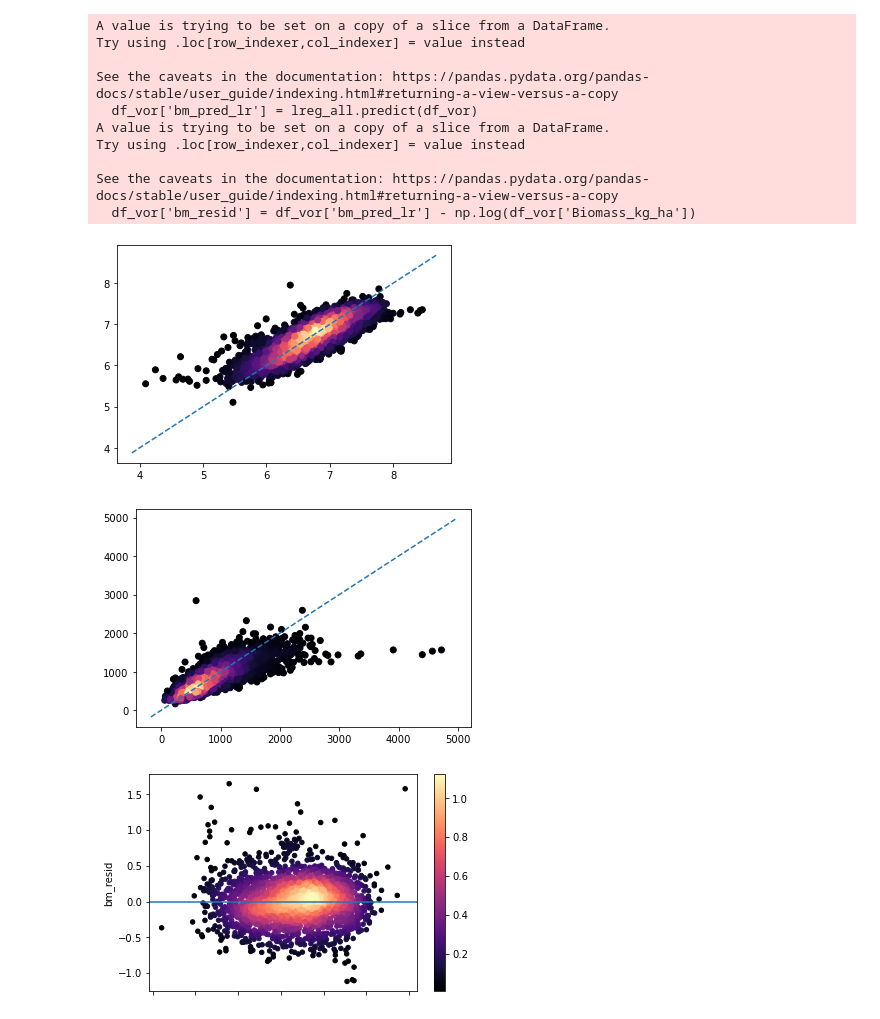
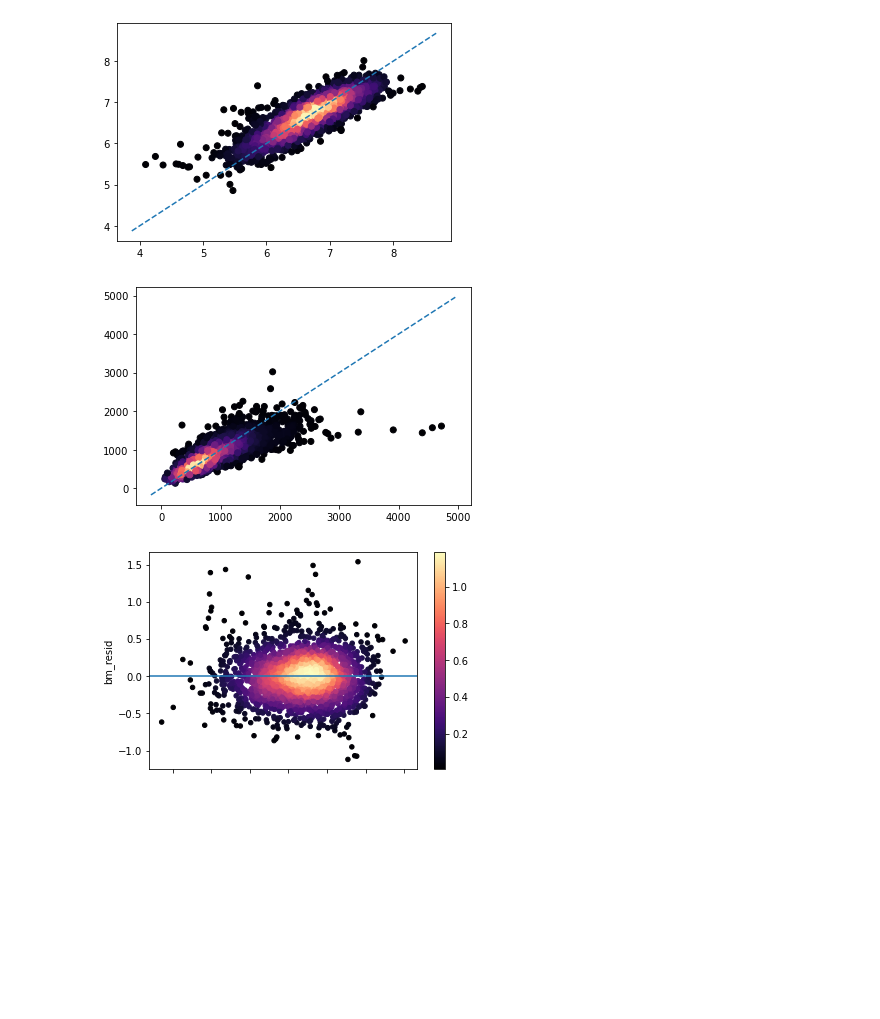
Before and after one commit to kearney-sp/cper_hls_veg_models, a Jupyter notebook: biomass/fit_models_hls_vor_bm.ipynb, the cells around one changed output. Cells and saved outputs as stored; diff of their text form; code cells hidden in the pictures; blank space fills up the shorter version.

```diff
--- a/biomass/fit_models_hls_vor_bm.ipynb
+++ b/biomass/fit_models_hls_vor_bm.ipynb
@@ -54,8 +54,8 @@ def abline(slope, intercept):
 df_vor = pd.read_csv(inPATH, parse_dates=[2, 3])
 df_vor = df_vor.rename(columns=var_dict)
 # %%
-df_vor = df_vor[df_vor['Season'].isin(['June', 'October'])]
-df_vor = df_vor[df_vor['Year'] <= 2020]
+df_vor = df_vor[df_vor['Season'].isin(['June', 'October'])].copy()
+#df_vor = df_vor[df_vor['Year'] <= 2020].copy()
 # %%
 X_vars_all = df_vor[var_names]
 Y_var_all = df_vor['Biomass_kg_ha']
@@ -62,3 +67,6 @@ Y_var_all = df_vor['Biomass_kg_ha']
+# %%
+# remove missing data
+df_vor = df_vor[~df_vor[var_names].isnull().any(axis=1)].copy()
 # %%
 corrMatrix = X_vars_all.reset_index(drop=True).join(Y_var_all.reset_index(drop=True)).corr()
 plt.figure(figsize=(10, 10))
@@ -73,7 +81,7 @@ fig, axs = plt.subplots(figsize=(14, 8),
 for idx, v in enumerate(var_names):
     xy_bm = np.vstack([df_vor[v], df_vor['Biomass_kg_ha']])
     z_bm = gaussian_kde(xy_bm)(xy_bm)
-    df_vor.plot.scatter(x=v, y='Biomass_kg_ha', logy=True, ax=axs.flatten()[idx], ylim=(100, 4000),
+    df_vor.plot.scatter(x=v, y='Biomass_kg_ha', logy=True, ax=axs.flatten()[idx], ylim=(25, 7000),
                             c=z_bm, cmap='magma', colorbar=False)
     plt.tight_layout(pad=1.0)
 # %% [output]
@@ -412,7 +453,7 @@ df_results_full.to_csv(os.path.join(outDIR, "VOR_lreg_results_full.csv"))
 from sklearn.neural_network import MLPRegressor
 from sklearn.ensemble import GradientBoostingRegressor
 # %%
-lr_form = df_results['formula'][182]
+lr_form = df_results['formula'][413]
 
 df_vor['bm_pred_rf_yr'] = np.nan
 df_vor['bm_pred_rft_yr'] = np.nan
@@ -438,7 +479,7 @@ simp = True
 log_xfrm = True
 wtd = False
 smap_xv = False
-tune_rf = False
+tune_rf = True
 scale_vars = True
 fit_mlp = True
 mae_all_full_ktests = []
@@ -743,18 +800,4 @@ else:
     z_bm_resid = gaussian_kde(xy_bm_resid)(xy_bm_resid)
     df_vor[df_vor['Season'] != 'Weekly'].plot.scatter(x='bm_pred_lr', y='bm_resid', c=z_bm_resid, cmap='magma')
     plt.axhline(y=0)
-
-
-df_vor['bm_pred_rf'] = lreg_all.predict(df_vor)
-xy_bm = np.vstack([df_vor['bm_pred_lr'], df_vor['Biomass_kg_ha']])
-z_bm = gaussian_kde(xy_bm)(xy_bm)
-plt.figure()
-plt.scatter(df_vor['Biomass_kg_ha'], df_vor['bm_pred_lr'], c=z_bm, cmap='magma')
-abline(1, 0)
-
-df_vor['bm_resid'] = df_vor['bm_pred_lr'] - df_vor['Biomass_kg_ha']
-xy_bm_resid = np.vstack([df_vor['bm_resid'], df_vor['bm_pred_lr']])
-z_bm_resid = gaussian_kde(xy_bm_resid)(xy_bm_resid)
-df_vor[df_vor['Season'] != 'Weekly'].plot.scatter(x='bm_pred_lr', y='bm_resid', c=z_bm_resid, cmap='magma')
-plt.axhline(y=0)
 # %% [output]
@@ -777,17 +820,7 @@ Notes:
 strong multicollinearity or other numerical problems.
-A value is trying to be set on a copy of a slice from a DataFrame.
-Try using .loc[row_indexer,col_indexer] = value instead
-
-See the caveats in the documentation: https://pandas.pydata.org/pandas-docs/stable/user_guide/indexing.html#returning-a-view-versus-a-copy
-  df_vor['bm_pred_lr'] = lreg_all.predict(df_vor)
-A value is trying to be set on a copy of a slice from a DataFrame.
-Try using .loc[row_indexer,col_indexer] = value instead
-
-See the caveats in the documentation: https://pandas.pydata.org/pandas-docs/stable/user_guide/indexing.html#returning-a-view-versus-a-copy
-  df_vor['bm_resid'] = df_vor['bm_pred_lr'] - np.log(df_vor['Biomass_kg_ha'])
-[figure, old version]
+[figure, new version]
-[figure, old version]
+[figure, new version]
-[figure, old version]
+[figure, new version]
 # %%
 predictions_all_tmp
 # %% [output]
```
Also changed, not shown: parts of 14 cells of this notebook, 21 other files.
